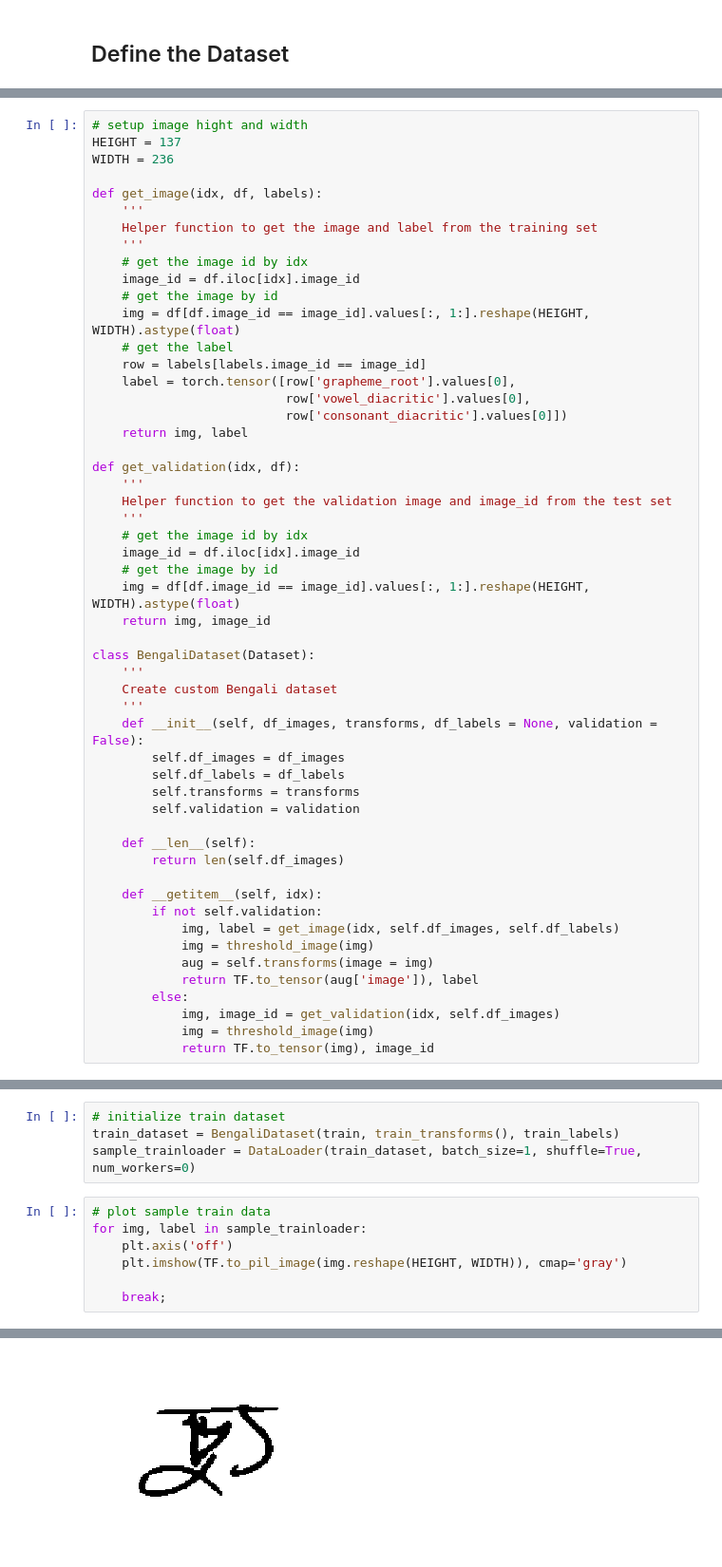
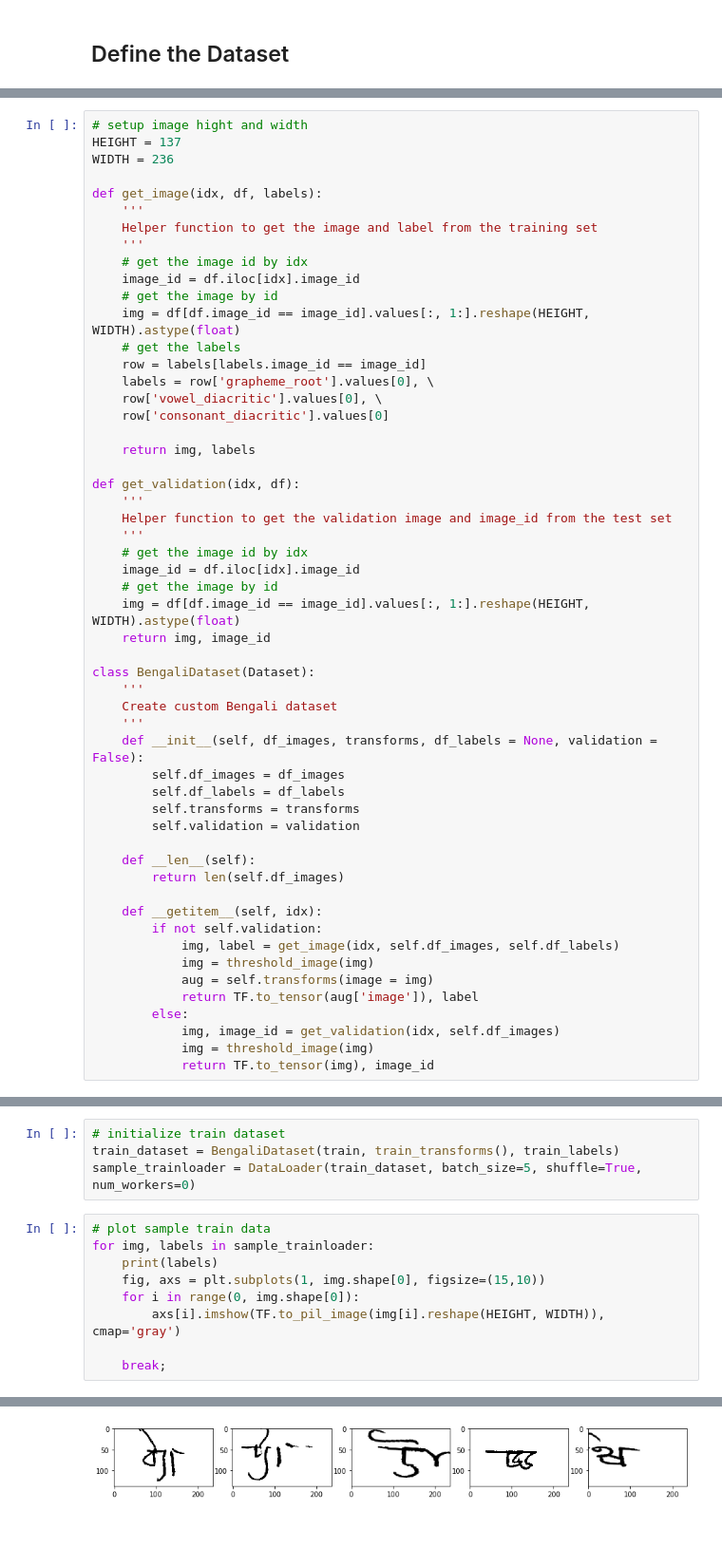
Before and after one commit to Lexie88rus/Bengali_AI_Competition, a Jupyter notebook: Bengali.AI Baseline Model.ipynb, the cells around one changed output, grey strips where cells are left out. Shown at 95% size. Drawn from its saved outputs; the diff is of its cells as text; blank space fills up the shorter version.

```diff
--- a/Bengali.AI Baseline Model.ipynb
+++ b/Bengali.AI Baseline Model.ipynb
@@ -78,12 +89,13 @@ def get_image(idx, df, labels):
     image_id = df.iloc[idx].image_id
     # get the image by id
     img = df[df.image_id == image_id].values[:, 1:].reshape(HEIGHT, WIDTH).astype(float)
-    # get the label
+    # get the labels
     row = labels[labels.image_id == image_id]
-    label = torch.tensor([row['grapheme_root'].values[0],
-                          row['vowel_diacritic'].values[0],
-                          row['consonant_diacritic'].values[0]])
-    return img, label
+    labels = row['grapheme_root'].values[0], \
+    row['vowel_diacritic'].values[0], \
+    row['consonant_diacritic'].values[0]
+
+    return img, labels
 
 def get_validation(idx, df):
     '''
@@ -121,12 +135,14 @@ class BengaliDataset(Dataset):
 # %%
 # initialize train dataset
 train_dataset = BengaliDataset(train, train_transforms(), train_labels)
-sample_trainloader = DataLoader(train_dataset, batch_size=1, shuffle=True, num_workers=0)
+sample_trainloader = DataLoader(train_dataset, batch_size=5, shuffle=True, num_workers=0)
 # %%
 # plot sample train data
-for img, label in sample_trainloader:
-    plt.axis('off')
-    plt.imshow(TF.to_pil_image(img.reshape(HEIGHT, WIDTH)), cmap='gray')
+for img, labels in sample_trainloader:
+    print(labels)
+    fig, axs = plt.subplots(1, img.shape[0], figsize=(15,10))
+    for i in range(0, img.shape[0]):
+        axs[i].imshow(TF.to_pil_image(img[i].reshape(HEIGHT, WIDTH)), cmap='gray')
 
     break;
 # %% [output]
@@ -133 +150 @@ for img, label in sample_trainloader:
-[figure, old version]
+[figure, new version]
```
Also changed, not shown: parts of 25 cells of this notebook.
